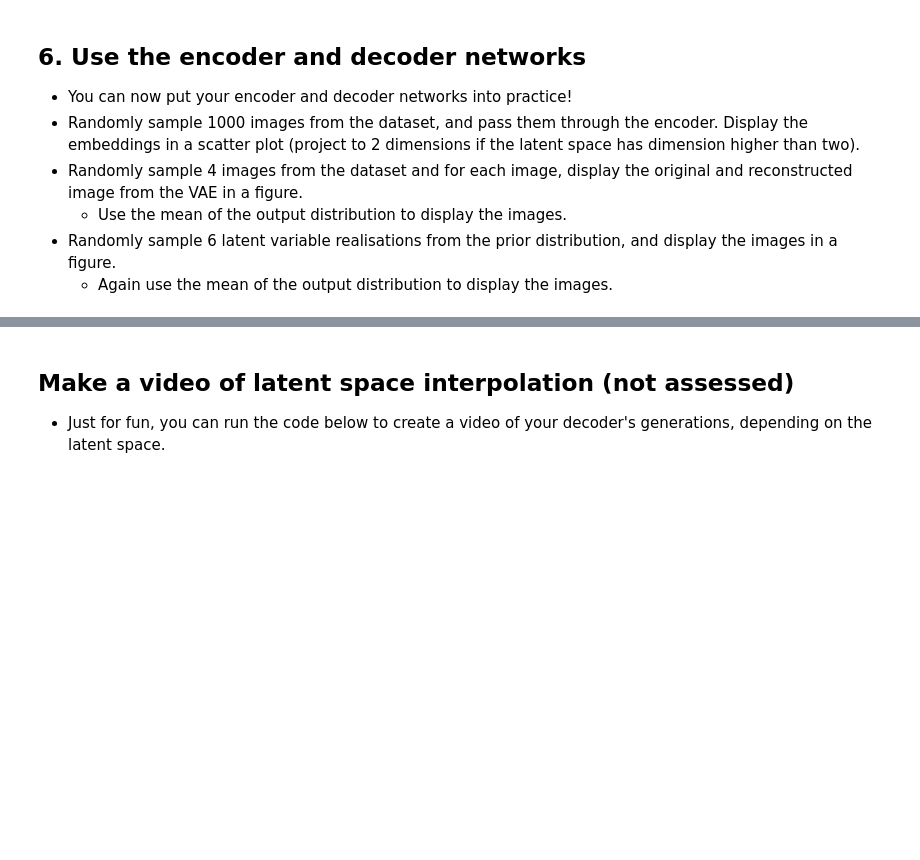
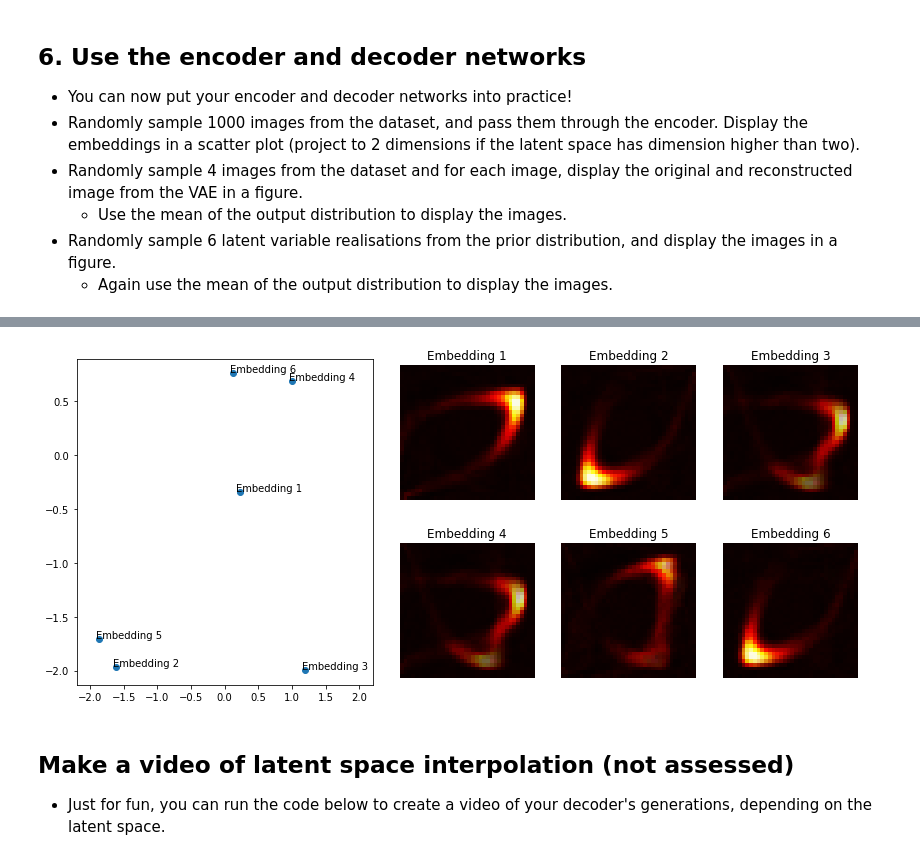
Before and after one commit to PhiDung-hub/TF_Probabilty, a Jupyter notebook: Capstone_Project.ipynb, the cells around one changed output, grey strips where cells are left out. Saved outputs shown, nothing was run; the diff lists cells and outputs as text; code cells hidden in the pictures; blank space fills up the shorter version.

```diff
--- a/Capstone_Project.ipynb
+++ b/Capstone_Project.ipynb
@@ -550,28 +548,29 @@ plt.show()
 # %%
 # Random Latent Space Embedding Visualization
 
 N = 6
 embeddings = np.random.uniform(-2, 2, (N, latent_dim))
-rec_images = dec_model(embeddings).mean()
-
+rec_images = decoder(embeddings).mean()
 
 fig = plt.figure(figsize=(14, 6))
 gs = gridspec.GridSpec(2, 5)
 
 ax0 = plt.subplot(gs[:, 0:2])
 ax0.scatter(embeddings[:, 0], embeddings[:, 1])
 for i in range(N):
-    ax0.annotate("Embedding "+chr(ord("A")+i), (embeddings[i, 0]-0.05, embeddings[i, 1]+7e-3))
+    ax0.annotate(f"Embedding {i+1}", (embeddings[i, 0]-0.05, embeddings[i, 1]+7e-3))
 ax0.set_xlim(-2.2, 2.2)
 
 for i in range(2):
     for j in range(3):
         ax1 = plt.subplot(gs[i, 2+j])
         ax1.imshow(rec_images[2*i + j])
         ax1.set_axis_off()
-        ax1.set_title("Embedding "+chr(ord("A")+(2*i + j)))
+        ax1.set_title(f"Embedding {i*3+j+1}")
 
 plt.show()
+# %% [output]
+[figure, added]
 # %% [markdown]
 ## Make a video of latent space interpolation (not assessed)
 * Just for fun, you can run the code below to create a video of your decoder's generations, depending on the latent space.
```
Also changed, not shown: parts of 14 cells of this notebook.
